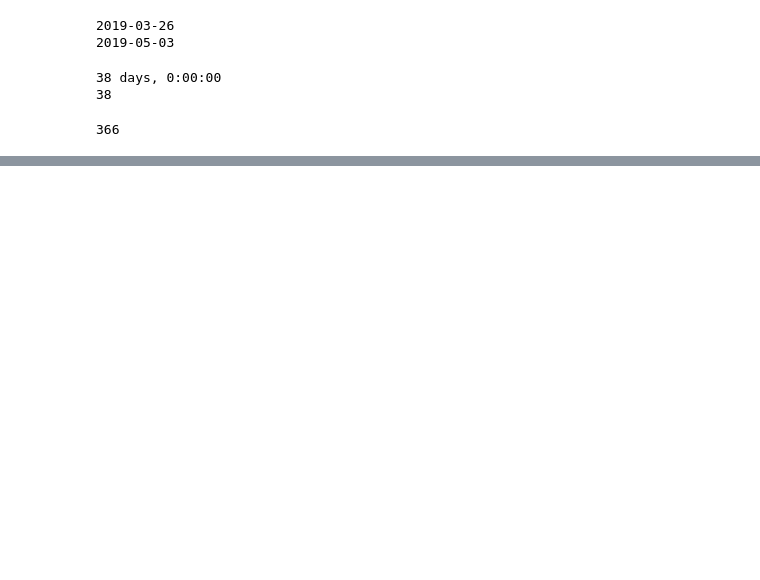
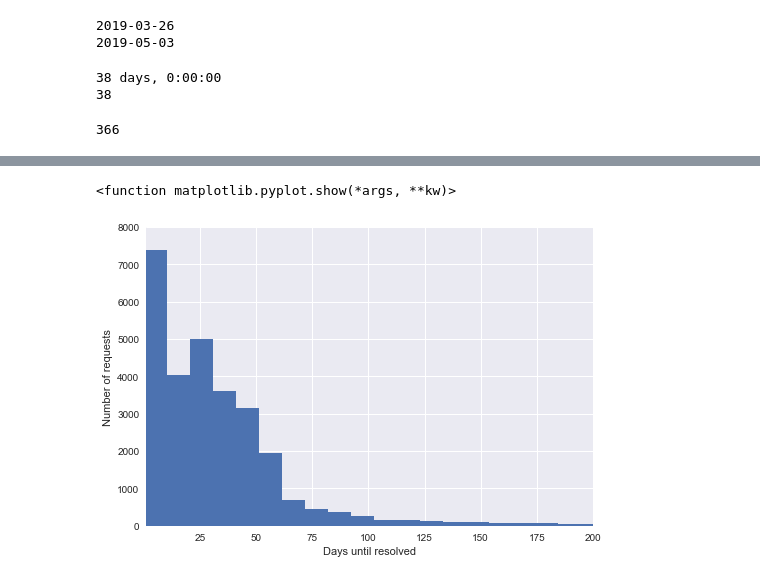
Before and after one commit to chaseinstead/fdsstat, a Jupyter notebook: fds_date_stats.ipynb, the cells around one changed output, grey strips where cells are left out. Saved outputs shown, nothing was run; the diff lists cells and outputs as text; code cells hidden in the pictures; blank space fills up the shorter version.

Commit message:
added visualizations

```diff
--- a/fds_date_stats.ipynb
+++ b/fds_date_stats.ipynb
@@ -50,7 +53,3 @@ b = format_date("2020-03-26T17:59:33.795003+01:00")
 (b-a).days
 # %% [output]
 366
-# %%
-# new column with days until resolved
-
-resolved_reqs["days_until_resolved"] = (format_date(resolved_reqs["last_message"]) - format_date(resolved_reqs["first_message"])).days
@@ -58,0 +56,11 @@ TypeError: Can't parse single argument type of '<class 'pandas.core.series.Serie
+# %%
+newcol = []
+
+for index, row in resolved_reqs.iterrows():
+
+    day_last = format_date(row['last_message'])
+    day_first = format_date(row['first_message'])
+
+    days = (day_last - day_first).days
+
+    newcol.append(abs(days))
@@ -58,0 +85,10 @@ TypeError: Can't parse single argument type of '<class 'pandas.core.series.Serie
+# %%
+plt.style.use('seaborn')
+plt.hist(newcol, 200)
+plt.axis([1, 200, 0, 8000])
+plt.xlabel("Days until resolved")
+plt.ylabel("Number of requests")
+plt.show
+# %% [output]
+<function matplotlib.pyplot.show(*args, **kw)>
+[figure, added]
```
Also changed, not shown: parts of 12 cells of this notebook, 1 other file.
